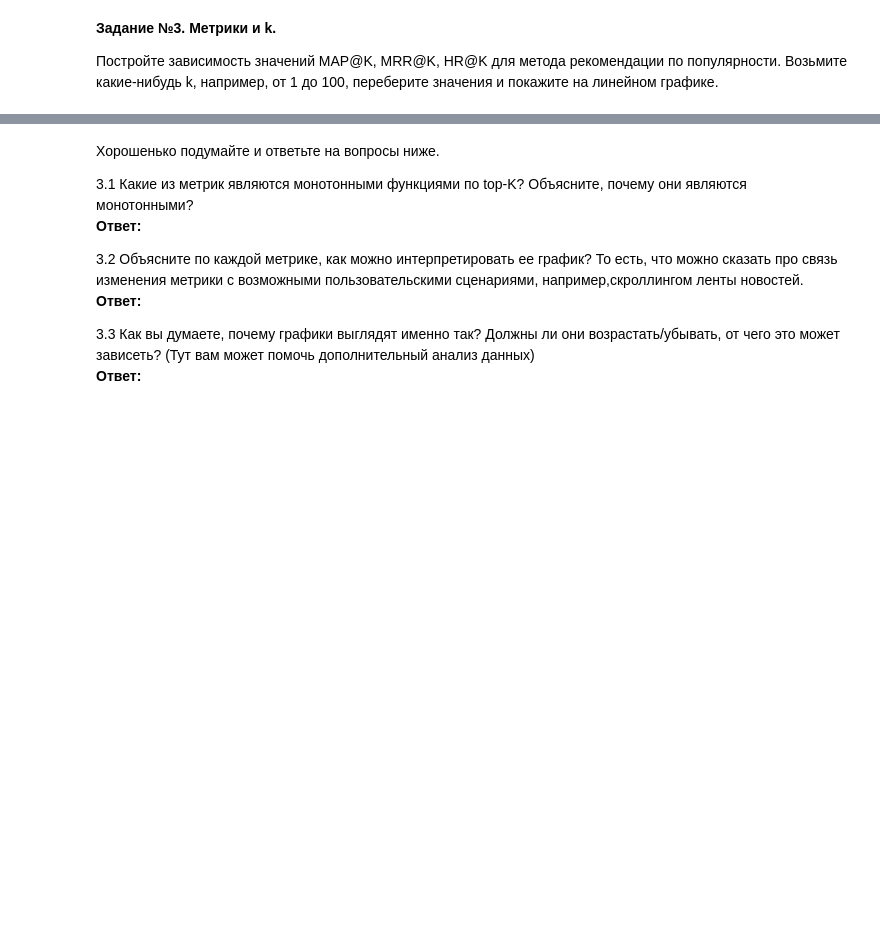
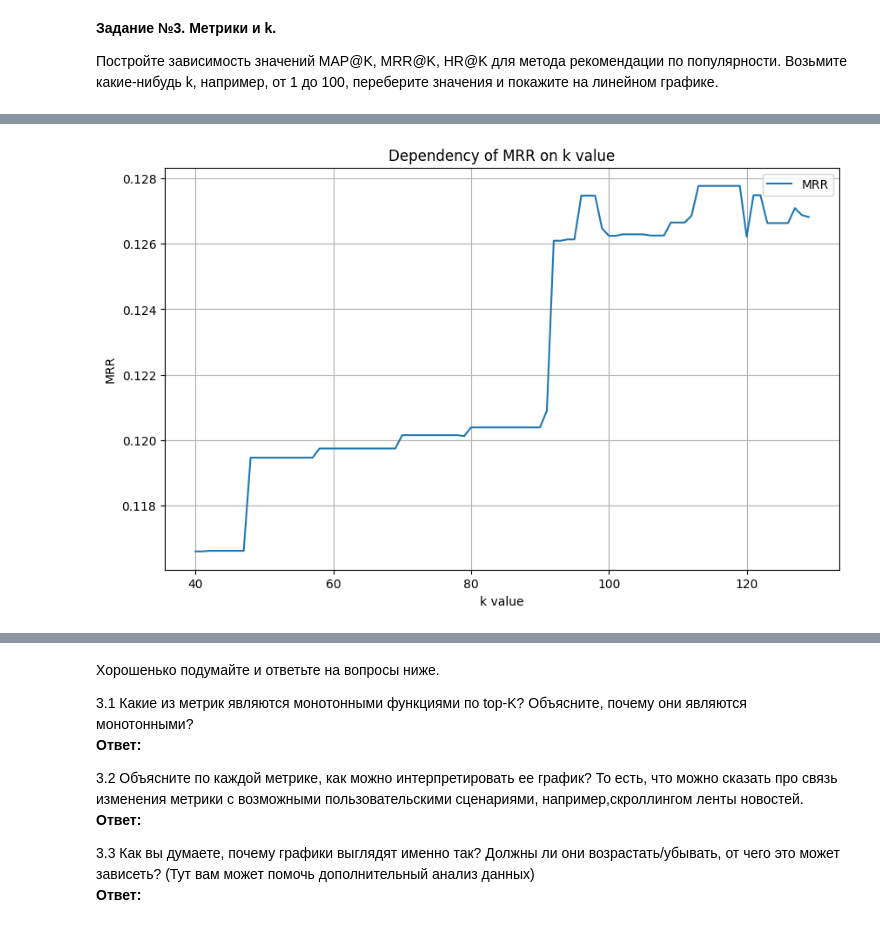
Before and after one commit to Lulu-fw01/RecSys_course, a Jupyter notebook: hw/HSE_RecSys_HW1.ipynb, the cells around one changed output, grey strips where cells are left out. Drawn from its saved outputs; the diff is of its cells as text; code cells hidden in the pictures; blank space fills up the shorter version.

```diff
--- a/hw/HSE_RecSys_HW1.ipynb
+++ b/hw/HSE_RecSys_HW1.ipynb
@@ -406,0 +420,4 @@ joined['toppopular_recs'] = toppop.predict(joined, topn=100)
+# %%
+draw_graph(mrr_values, k_values, 'MRR', 'Dependency of MRR on k value', 'k value')
+# %% [output]
+[figure, added]
```
Also changed, not shown: parts of 21 cells of this notebook.
